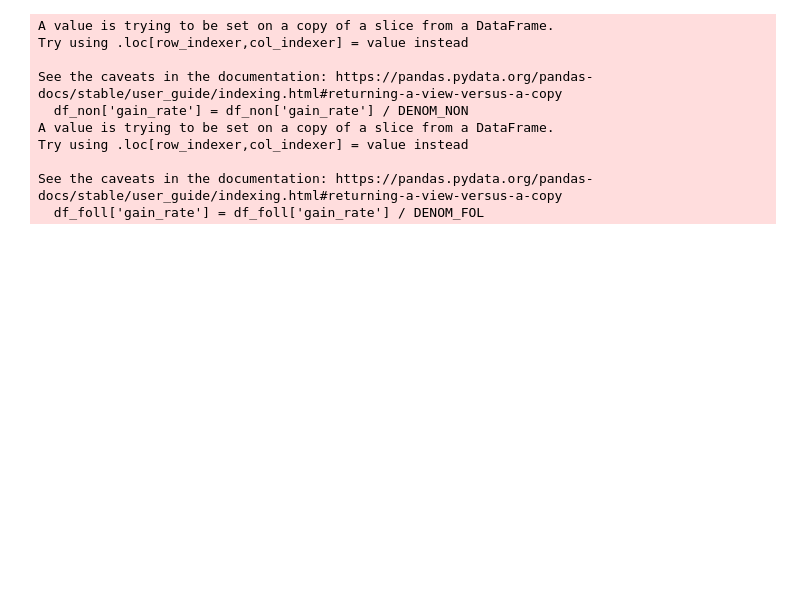
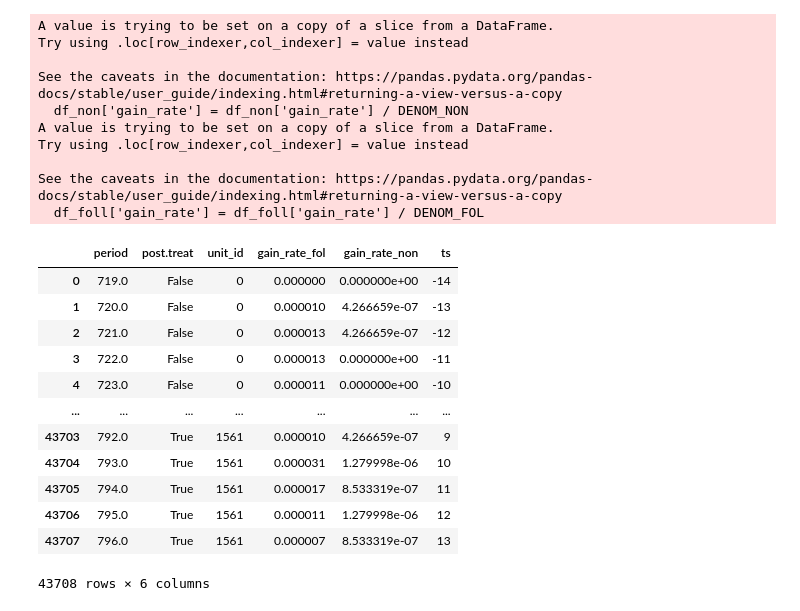
Before and after one commit to asmithh/attention-brokers-bsky, a Jupyter notebook: plots.ipynb, the cells around one changed output. Cells and saved outputs as stored; diff of their text form; code cells hidden in the pictures; blank space fills up the shorter version.

```diff
--- a/plots.ipynb
+++ b/plots.ipynb
@@ -107,3 +113,19 @@ Try using .loc[row_indexer,col_indexer] = value instead
 
 See the caveats in the documentation: https://pandas.pydata.org/pandas-docs/stable/user_guide/indexing.html#returning-a-view-versus-a-copy
   df_foll['gain_rate'] = df_foll['gain_rate'] / DENOM_FOL
+# %%
+df_wide
+# %% [output]
+|  | period | post.treat | unit_id | gain_rate_fol | gain_rate_non | ts |
+| 0 | 719.0 | False | 0 | 0.000000 | 0.000000e+00 | -14 |
+| 1 | 720.0 | False | 0 | 0.000010 | 4.266659e-07 | -13 |
+| 2 | 721.0 | False | 0 | 0.000013 | 4.266659e-07 | -12 |
+| 3 | 722.0 | False | 0 | 0.000013 | 0.000000e+00 | -11 |
+| 4 | 723.0 | False | 0 | 0.000011 | 0.000000e+00 | -10 |
+| ... | ... | ... | ... | ... | ... | ... |
+| 43703 | 792.0 | True | 1561 | 0.000010 | 4.266659e-07 | 9 |
+| 43704 | 793.0 | True | 1561 | 0.000031 | 1.279998e-06 | 10 |
+| 43705 | 794.0 | True | 1561 | 0.000017 | 8.533319e-07 | 11 |
+| 43706 | 795.0 | True | 1561 | 0.000011 | 1.279998e-06 | 12 |
+| 43707 | 796.0 | True | 1561 | 0.000007 | 8.533319e-07 | 13 |
+43708 rows × 6 columns
```
Also changed, not shown: parts of 3 cells of this notebook, 6 other files.
